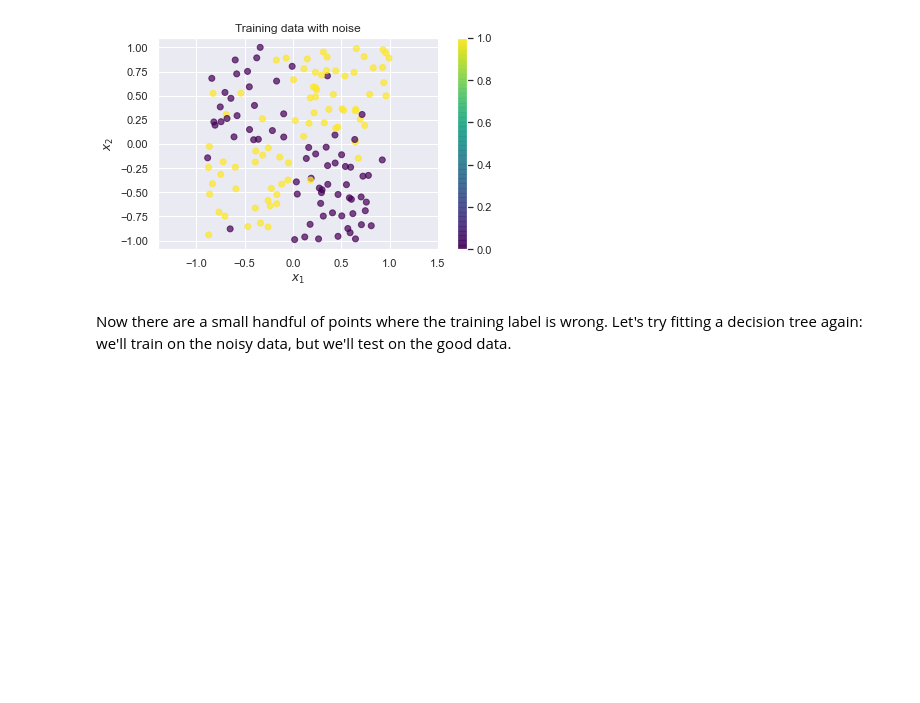
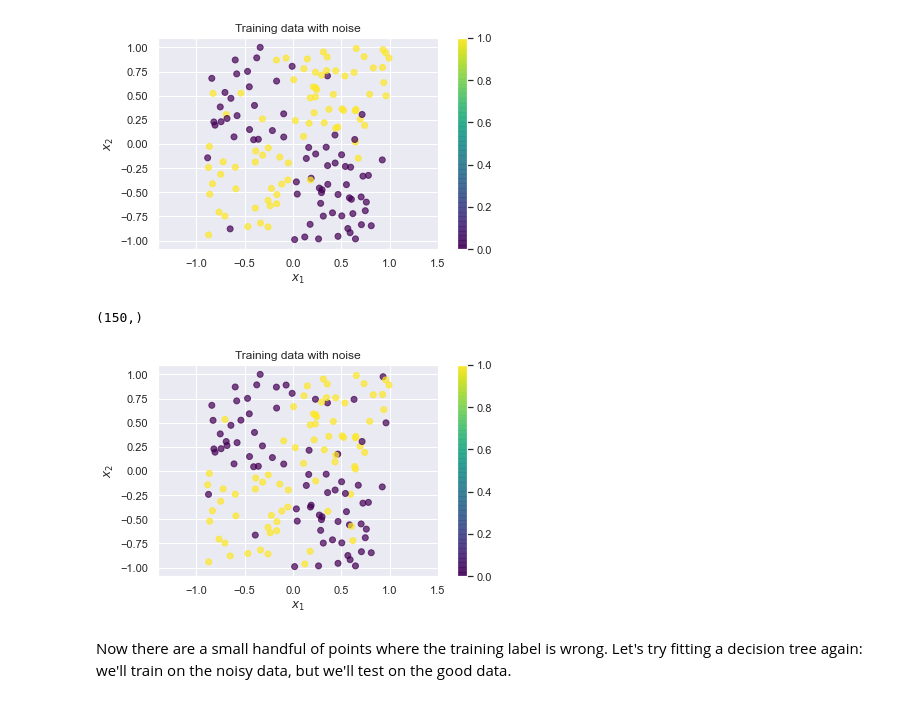
Before and after one commit to ds-102/fa21, a Jupyter notebook: lecture/lecture14/01_nonparametric.ipynb, the cells around one changed output. Saved outputs shown, nothing was run; the diff lists cells and outputs as text; code cells hidden in the pictures; blank space fills up the shorter version.

```diff
--- a/lecture/lecture14/01_nonparametric.ipynb
+++ b/lecture/lecture14/01_nonparametric.ipynb
@@ -213,6 +213,19 @@ y_train_noisy[pts_to_flip] = 1 - y_train_noisy[pts_to_flip]
 draw_results(x1_train, x2_train, color=y_train_noisy, plot_title='Training data with noise')
 # %% [output]
 [figure]
+# %%
+y_train.shape
+# %% [output]
+(150,)
+# %%
+y_train_noisy = y_train.copy()
+
+pts_to_flip = np.random.random(N_train) < 0.1
+y_train_noisy[pts_to_flip] = 1 - y_train_noisy[pts_to_flip]
+
+draw_results(x1_train, x2_train, color=y_train_noisy, plot_title='Training data with noise')
+# %% [output]
+[figure, added]
 # %% [markdown]
 Now there are a small handful of points where the training label is wrong. Let's try fitting a decision tree again: we'll train on the noisy data, but we'll test on the good data.
 # %%
```
Also changed, not shown: parts of 1 cell of this notebook.
